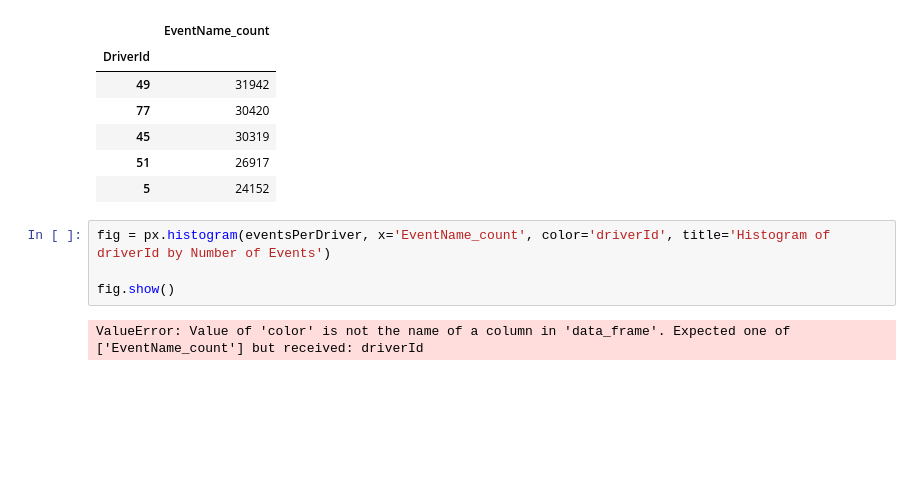
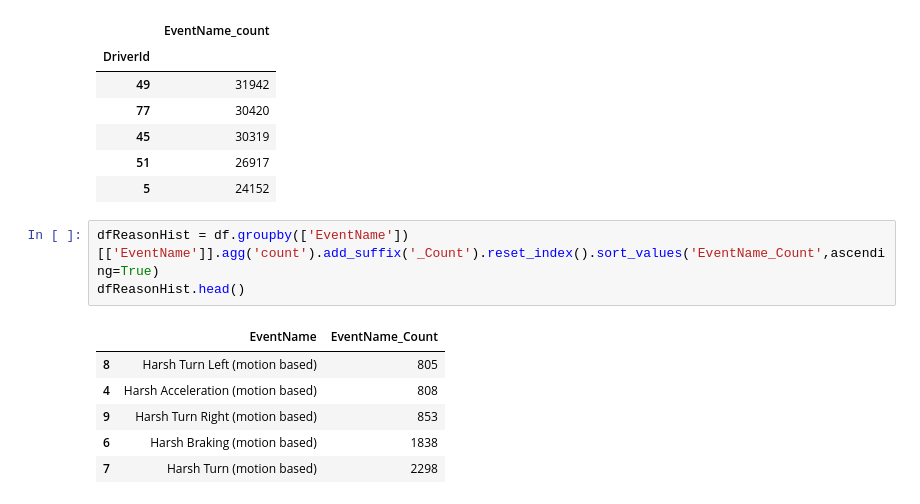
Before and after one commit to Behordeun/driver_safety_analysis, a Jupyter notebook: scoring model.ipynb, the cells around one changed output. Cells and saved outputs as stored; diff of their text form; blank space fills up the shorter version.

```diff
--- a/scoring model.ipynb
+++ b/scoring model.ipynb
@@ -69,9 +61,13 @@ eventsPerDriver.head()
 | 45 | 30319 |
 | 51 | 26917 |
 | 5 | 24152 |
-# %%
-fig = px.histogram(eventsPerDriver, x='EventName_count', color='driverId', title='Histogram of driverId by Number of Events')
-
-fig.show()
-# %% [output]
-ValueError: Value of 'color' is not the name of a column in 'data_frame'. Expected one of ['EventName_count'] but received: driverId
+# %%
+dfReasonHist = df.groupby(['EventName'])[['EventName']].agg('count').add_suffix('_Count').reset_index().sort_values('EventName_Count',ascending=True)
+dfReasonHist.head()
+# %% [output]
+|  | EventName | EventName_Count |
+| 8 | Harsh Turn Left (motion based) | 805 |
+| 4 | Harsh Acceleration (motion based) | 808 |
+| 9 | Harsh Turn Right (motion based) | 853 |
+| 6 | Harsh Braking (motion based) | 1838 |
+| 7 | Harsh Turn (motion based) | 2298 |
```
Also changed, not shown: parts of 4 cells of this notebook, 1 other file.
